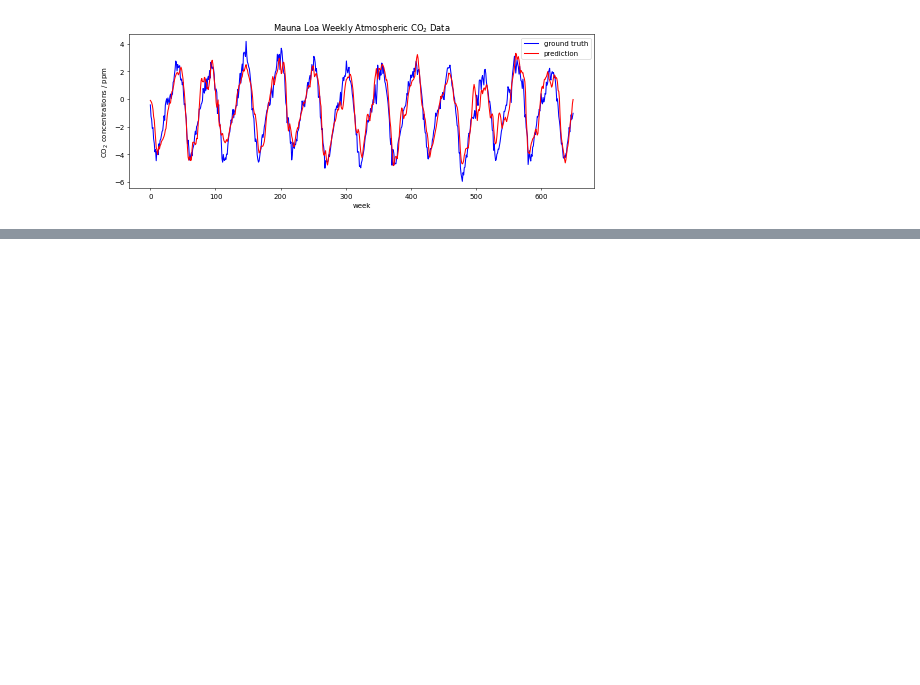
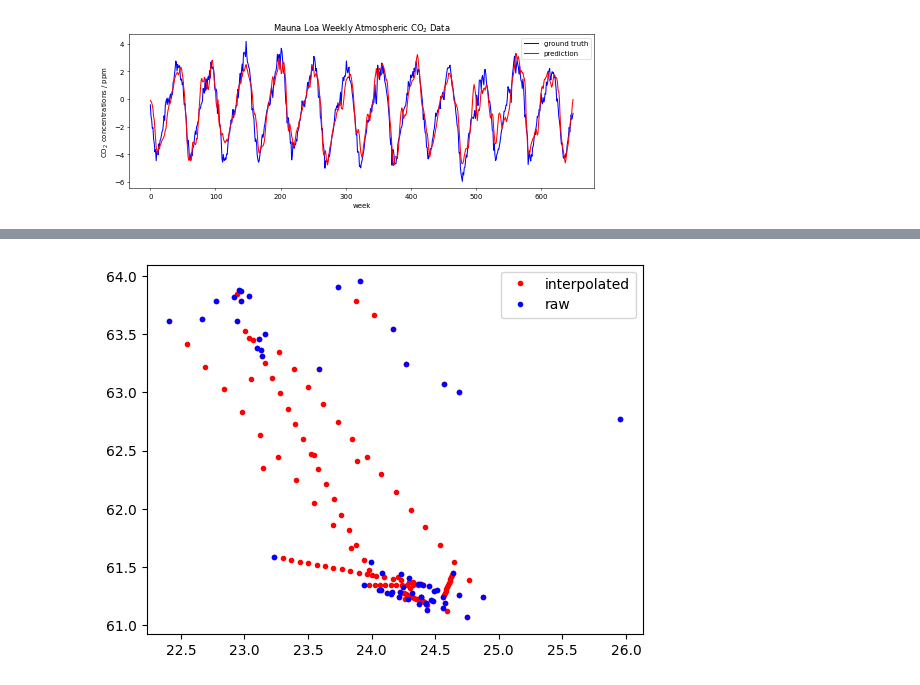
Before and after one commit to Mizuki-OHASHI/notebooks, a Jupyter notebook: reservoir_computing.ipynb, the cells around one changed output, grey strips where cells are left out. Saved outputs shown, nothing was run; the diff lists cells and outputs as text; code cells hidden in the pictures; blank space fills up the shorter version.

Commit message:
Colab を使用して作成されました (2次元データでやってみる (動物の軌跡))

```diff
--- a/reservoir_computing.ipynb
+++ b/reservoir_computing.ipynb
@@ -219,0 +230,4 @@ Fitting node Ridge-175...
+# %%
+path = "/content/drive/MyDrive/Colab Notebooks/data/Animal tracking data set.csv"
+df = pd.read_csv(path)
+df.head()
@@ -219,0 +242,5 @@ Fitting node Ridge-175...
+# %%
+df = df[["timestamp", "location-long", "location-lat"]]
+df['timestamp'] = pd.to_datetime(df["timestamp"])
+df_hour = df.resample("1h", on="timestamp").mean()
+df_hour.head()
@@ -219,0 +260,8 @@ Fitting node Ridge-175...
+# %%
+df_hour_lin_inter = df_hour.interpolate()
+plt.plot(df_hour_lin_inter["location-long"][:24*7], df_hour_lin_inter["location-lat"][:24*7], "r.", label="interpolated")
+plt.plot(df_hour["location-long"][:24*7], df_hour["location-lat"][:24*7], "b.", label="raw")
+plt.legend()
+plt.show()
+# %% [output]
+[figure, added]
```
Also changed, not shown: parts of 7 cells of this notebook.
